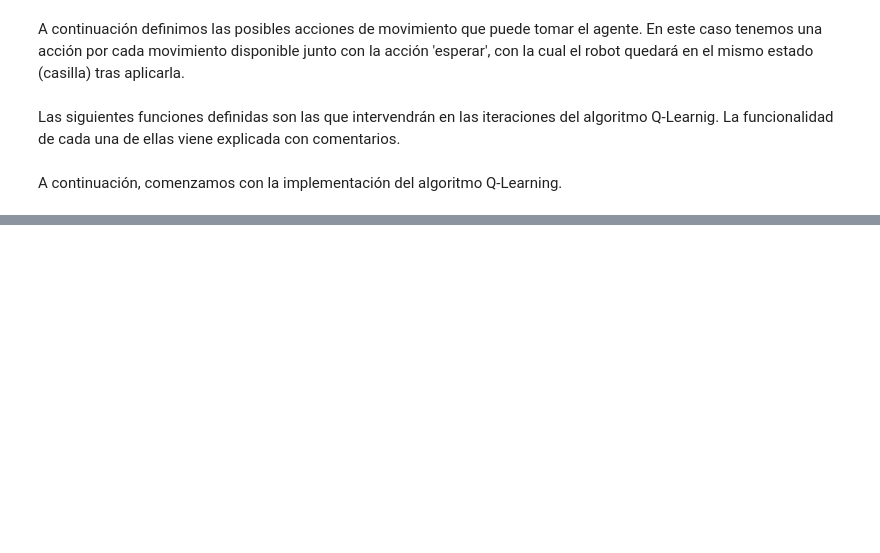
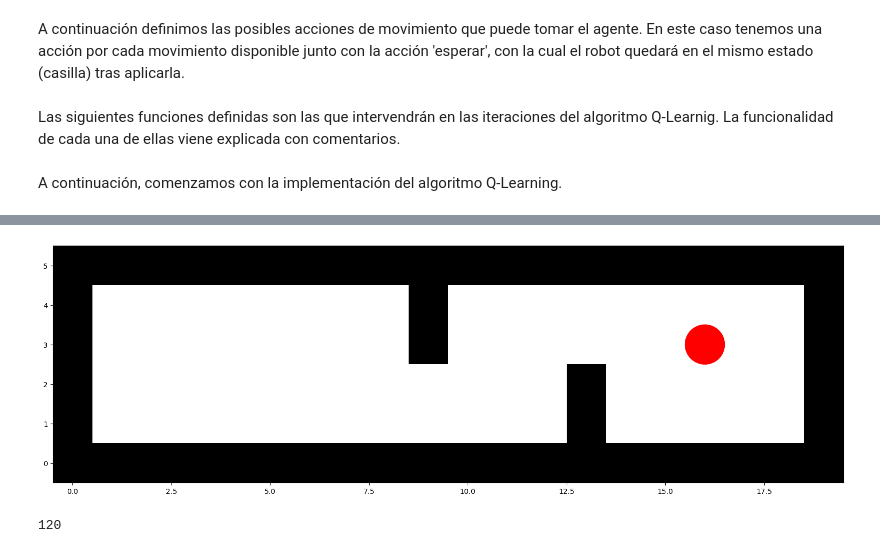
Before and after one commit to Migueel0/IA-Robotic-RL, a Jupyter notebook: src/q-learning/Q-Learning.ipynb, the cells around one changed output, grey strips where cells are left out. Cells and saved outputs as stored; diff of their text form; code cells hidden in the pictures; blank space fills up the shorter version.

```diff
--- a/src/q-learning/Q-Learning.ipynb
+++ b/src/q-learning/Q-Learning.ipynb
@@ -286,0 +297,5 @@ visualiza_politica(politica_actualizada)
+# %%
+# Creamos un array que almacene el mapa
+mapa,destino = lee_mapa("../../data/map2.txt")
+print(mapa)
+print(destino)
@@ -286,0 +310,12 @@ visualiza_politica(politica_actualizada)
+# %%
+#Visualizamos el mapa y el destino
+visualiza_mapa(mapa,destino)
+# %% [output]
+[figure, added]
+# %%
+#Generamos los estados
+nav_estados = []
+generar_estados(mapa)
+len(nav_estados)
+# %% [output]
+120
```
Also changed, not shown: parts of 28 cells of this notebook, 5 other files.
